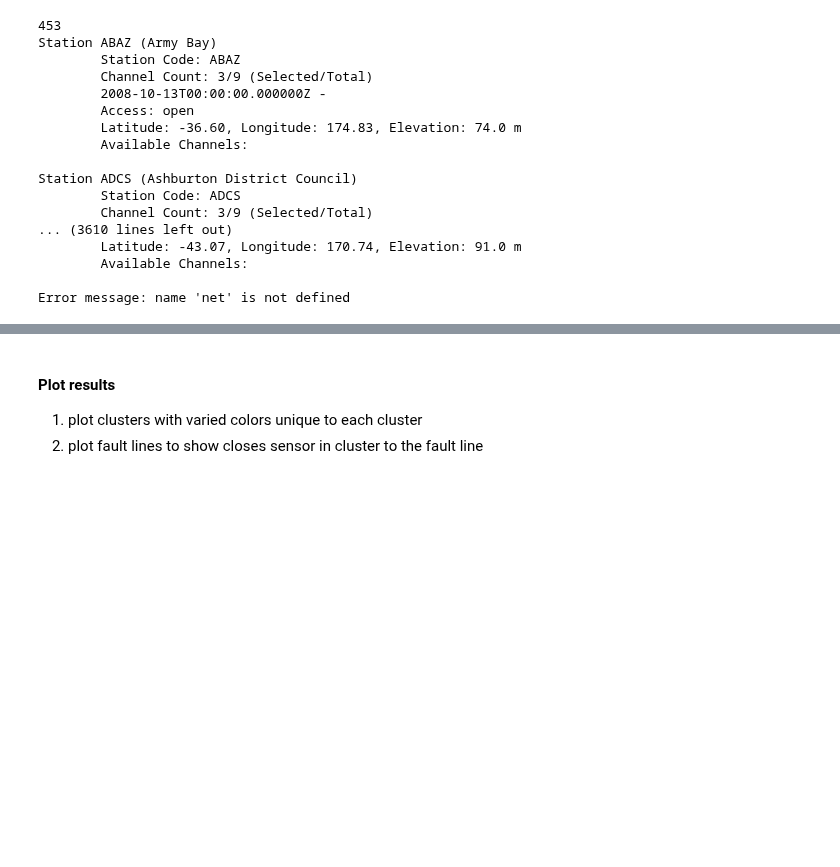
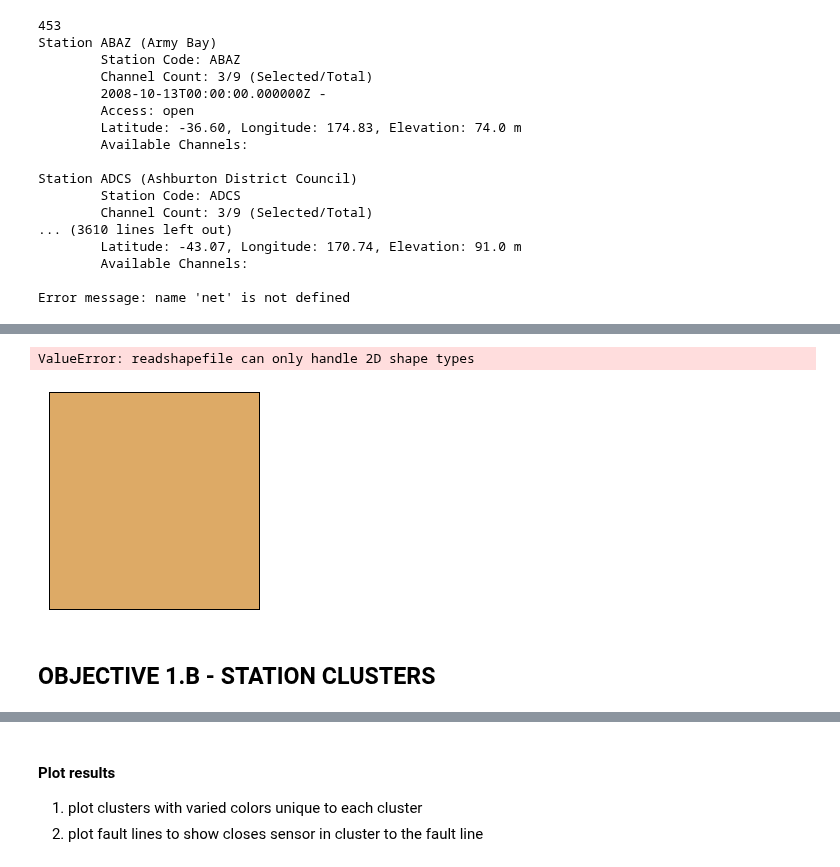
Before and after one commit to waidyanatha/quasar, a Jupyter notebook: notebooks/station_inventory_cluster_mapping.ipynb, the cells around one changed output, grey strips where cells are left out. Saved outputs shown, nothing was run; the diff lists cells and outputs as text; code cells hidden in the pictures; blank space fills up the shorter version.

```diff
--- a/notebooks/station_inventory_cluster_mapping.ipynb
+++ b/notebooks/station_inventory_cluster_mapping.ipynb
@@ -186,0 +228,19 @@ Station coordinates:
+# %%
+from mpl_toolkits.basemap import Basemap
+import matplotlib.pyplot as plt
+
+map = Basemap(llcrnrlon=-41.,llcrnrlat=75.,urcrnrlon=-39.,urcrnrlat=78.,
+             resolution='l', projection='tmerc', lat_0 = -40, lon_0 = 176)
+
+map.drawmapboundary(fill_color='aqua')
+map.fillcontinents(color='#ddaa66',lake_color='aqua')
+#map.drawcoastlines()
+
+map.readshapefile('/home/nuwan/workspace/quasar/data/NZAFD/Shapefile/NZAFD_Aug_2020', 'comargue')
+
+plt.show()
+# %% [output]
+ValueError: readshapefile can only handle 2D shape types
+[figure, added]
+# %% [markdown]
+## OBJECTIVE 1.B - STATION CLUSTERS
```
Also changed, not shown: parts of 23 cells of this notebook, 1 other file.
